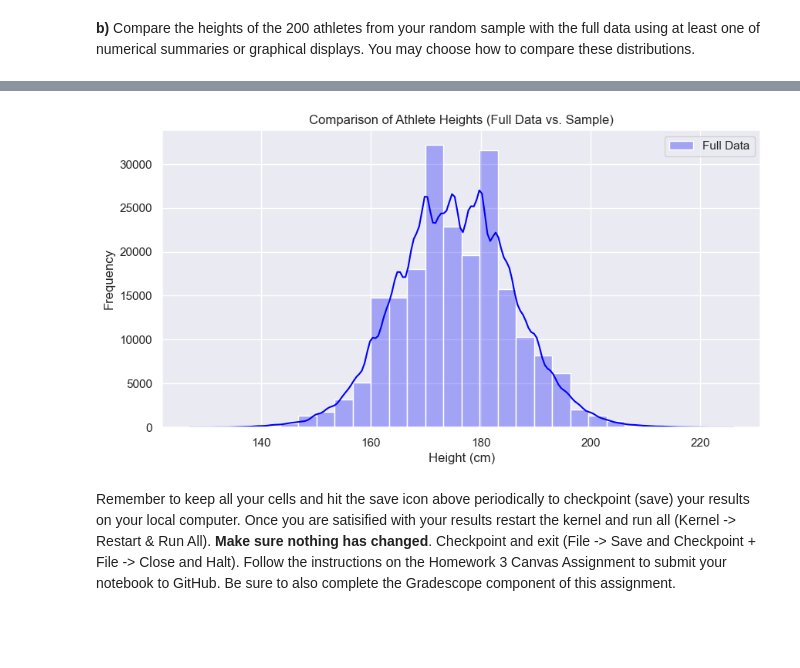
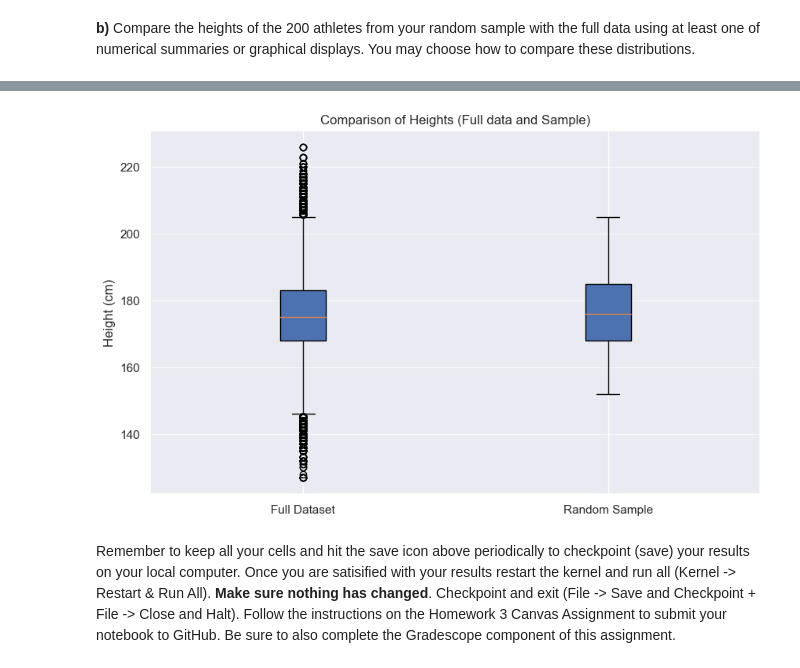
Before and after one commit to soobinj2/stat207, a Jupyter notebook: homework_03/homework_03.ipynb, the cells around one changed output, grey strips where cells are left out. Saved outputs shown, nothing was run; the diff lists cells and outputs as text; code cells hidden in the pictures; blank space fills up the shorter version.

```diff
--- a/homework_03/homework_03.ipynb
+++ b/homework_03/homework_03.ipynb
@@ -219,12 +210,15 @@ plt.show()
-# %%
-plt.figure(figsize=(10, 5))
-sns.histplot(df['Height'].dropna(), bins=30, color='blue', label='Full Data', alpha=0.3, kde = True)
-plt.xlabel("Height (cm)")
-plt.ylabel("Frequency")
-plt.title("Comparison of Athlete Heights (Full Data vs. Sample)")
-plt.legend()
-plt.show()
-# %% [output]
-[figure, removed]
+# %%
+plt.figure(figsize=(10, 6))
+plt.boxplot([df["Height"].dropna(), sample["Height"].dropna()],
+    labels=["Full Dataset", "Random Sample"],
+    patch_artist=True)
+
+plt.ylabel("Height (cm)")
+plt.title("Comparison of Heights (Full data and Sample)")
+plt.grid(axis="y", alpha=0.7)
+
+plt.show()
+# %% [output]
+[figure, added]
 # %% [markdown]
 Remember to keep all your cells and hit the save icon above periodically to checkpoint (save) your results on your local computer. Once you are satisified with your results restart the kernel and run all (Kernel -> Restart & Run All). **Make sure nothing has changed**. Checkpoint and exit (File -> Save and Checkpoint + File -> Close and Halt). Follow the instructions on the Homework 3 Canvas Assignment to submit your notebook to GitHub.  Be sure to also complete the Gradescope component of this assignment.
```
Also changed, not shown: parts of 3 cells of this notebook.
